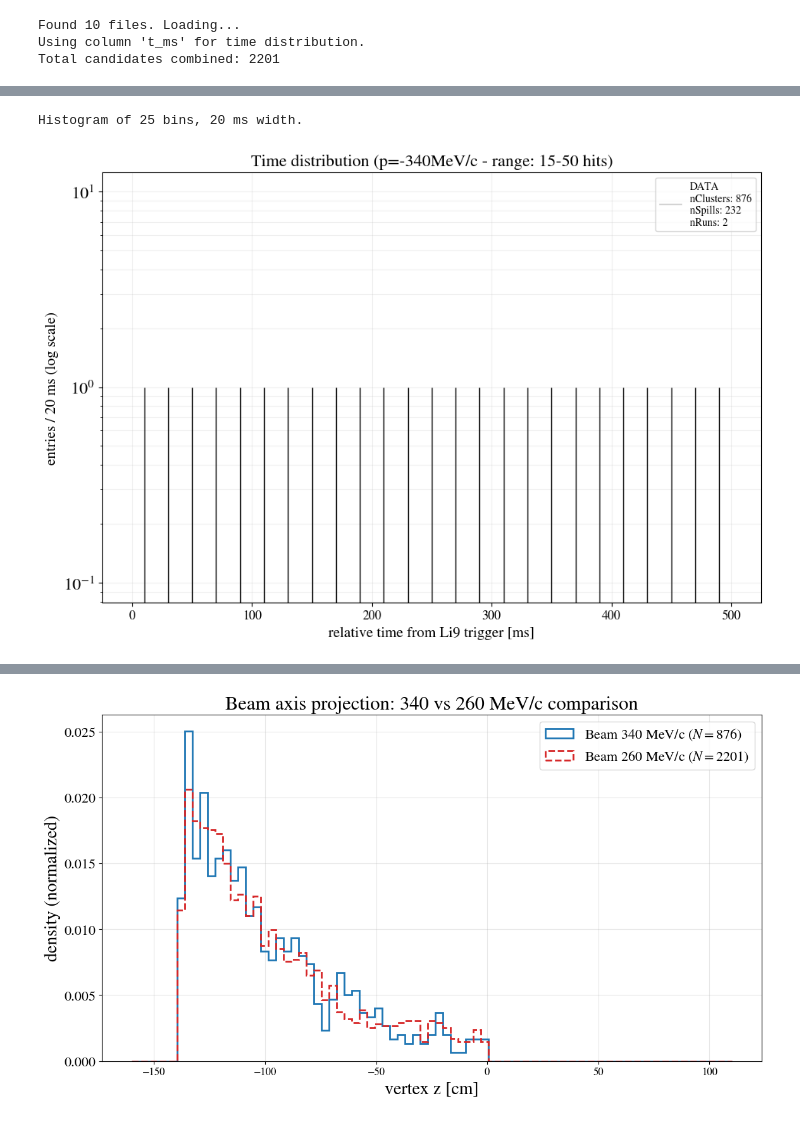
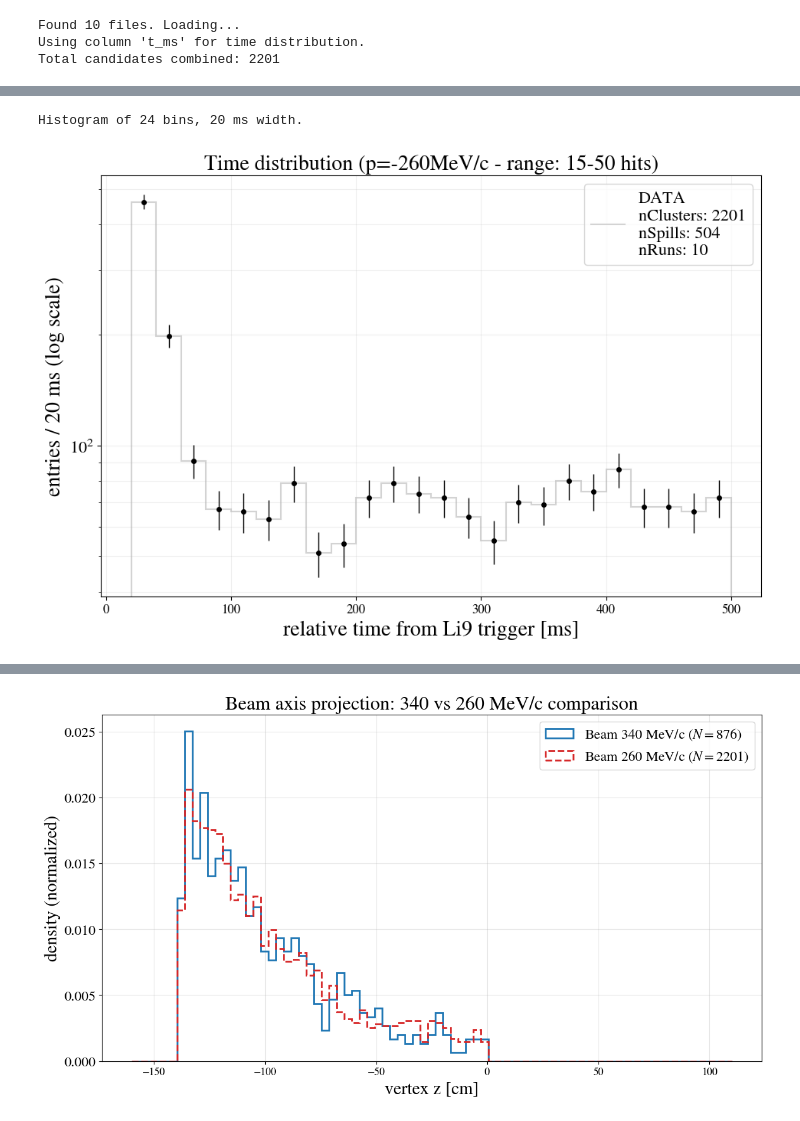
Before and after one commit to elenaramos44/9Li_analysis, a Jupyter notebook: notebooks/multilat_vertex.ipynb, the cells around one changed output, grey strips where cells are left out. Drawn from its saved outputs; the diff is of its cells as text; code cells hidden in the pictures.

```diff
--- a/notebooks/multilat_vertex.ipynb
+++ b/notebooks/multilat_vertex.ipynb
@@ -1059,22 +1060,3 @@ print(f"Total candidates combined: {len(df_combined)}")
 Found 10 files. Loading...
 Using column 't_ms' for time distribution.
 Total candidates combined: 2201
-# %%
-# 1. Correction/Creation of the time column in ms
-# Converting nanoseconds (ns) to milliseconds (ms) -> / 1e6
-df_combined['t_ms'] = df_combined['t_window_start_ns'] / 1e6
-
-# 2. Calculate statistics per Spill
-# Count how many clusters (rows) there are for each unique 'spill_id'
-clusters_per_spill = df_combined.groupby('spill_id').size()
-
-num_spills = len(clusters_per_spill)
-total_clusters = len(df_combined)
-
-print("--- SPILL AND CLUSTER STATISTICS (FILTERED) ---")
-print(f"Total number of unique Spills: {num_spills}")
-print(f"Total number of Clusters: {total_clusters}")
-print(f"Average clusters per Spill: {clusters_per_spill.mean():.2f}")
-print(f"Maximum clusters in a single Spill: {clusters_per_spill.max()}")
-print(f"Minimum clusters in a single Spill: {clusters_per_spill.min()}")
-print("-----------------------------------------------")
@@ -1263,37 +1063,43 @@ ipd.display(df_expectation_scaled)
 # %%
-bin_width = 20 #ms
-bins = np.arange(0, 500 + bin_width, bin_width)
+bin_width = 20  # ms
+bins = np.arange(20, 500 + bin_width, bin_width)
 
-counts, bin_edges = np.histogram(df_combined[time_col], bins=bins)
+counts, bin_edges = np.histogram(df_combined[time_col] + 20, bins=bins)
 
 bin_centers = (bin_edges[:-1] + bin_edges[1:]) / 2
 errors = np.sqrt(np.maximum(counts, 1))
 
 print(f"Histogram of {len(counts)} bins, {bin_width} ms width.")
 
 plt.figure(figsize=(10, 7))
 
-plt.stairs(counts, bin_edges, color='lightgray', linewidth=1.5,
-    label=(f'DATA\n'
-        f'nClusters: {len(df_combined)}\n'
-        f'nSpills: {df_combined["spill_id"].nunique()}\n'
-        f'nRuns: {len(all_files)}'
-    ))
+plt.stairs(
+    counts,
+    bin_edges,
+    color="lightgray",
+    linewidth=1.5,
+    label=(
+        f"DATA\n"
+        f"nClusters: {len(df_combined)}\n"
+        f"nSpills: {df_combined['spill_id'].nunique()}\n"
+        f"nRuns: {len(all_files)}"
+    ),
+)
 
-plt.errorbar(bin_centers, counts, yerr=errors, fmt='o', color='black', markersize=4, capsize=0, elinewidth=1, ls='none')
+plt.errorbar(bin_centers, counts, yerr=errors, fmt="o", color="black", markersize=4, capsize=0, elinewidth=1, ls="none")
 
-plt.title(f'Time distribution (p=-340MeV/c - range: 15-50 hits)', fontsize=16)
-plt.xlabel('relative time from Li9 trigger [ms]', fontsize=14)
-plt.ylabel(f'entries / {bin_width} ms (log scale)', fontsize=14)
+plt.title(f"Time distribution (p=-260MeV/c - range: 15-50 hits)")
+plt.xlabel("relative time from Li9 trigger [ms]")
+plt.ylabel(f"entries / {bin_width} ms (log scale)")
 
-plt.grid(True, which='both', linestyle='-', alpha=0.2)
+plt.grid(True, which="both", linestyle="-", alpha=0.2)
 plt.yscale("log")
 
 
-plt.legend(loc='upper right', frameon=True, fontsize=10)
+plt.legend(loc="upper right", frameon=True)
 
 plt.tight_layout()
 plt.show()
 # %% [output]
-Histogram of 25 bins, 20 ms width.
+Histogram of 24 bins, 20 ms width.
-[figure, old version]
+[figure, new version]
```
Also changed, not shown: parts of 44 cells of this notebook, 5 other files.
